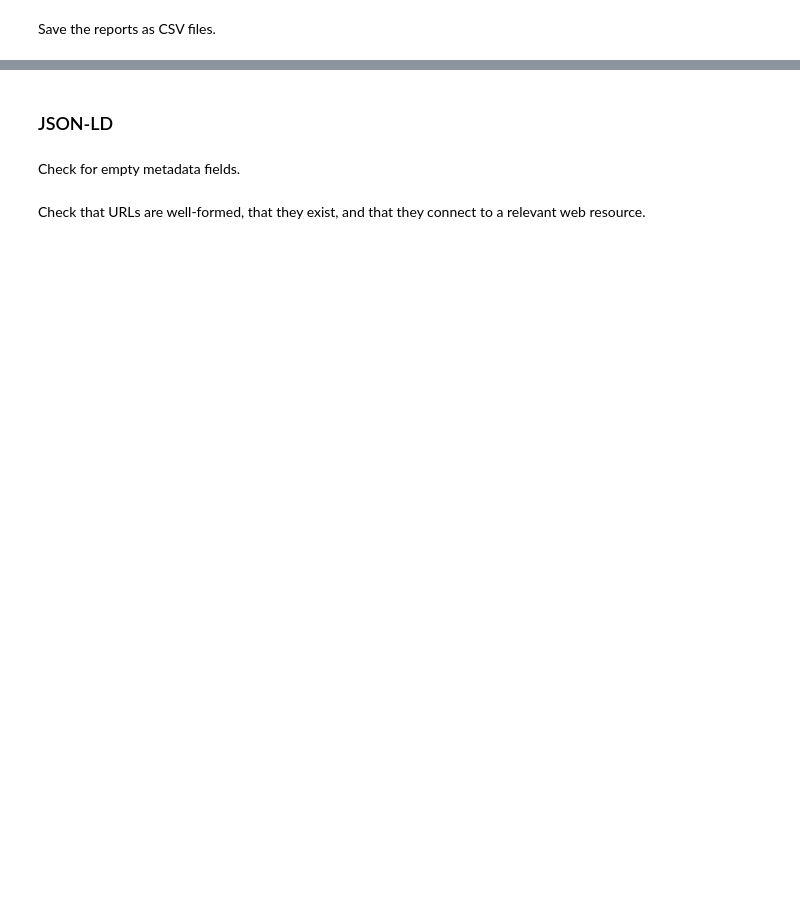
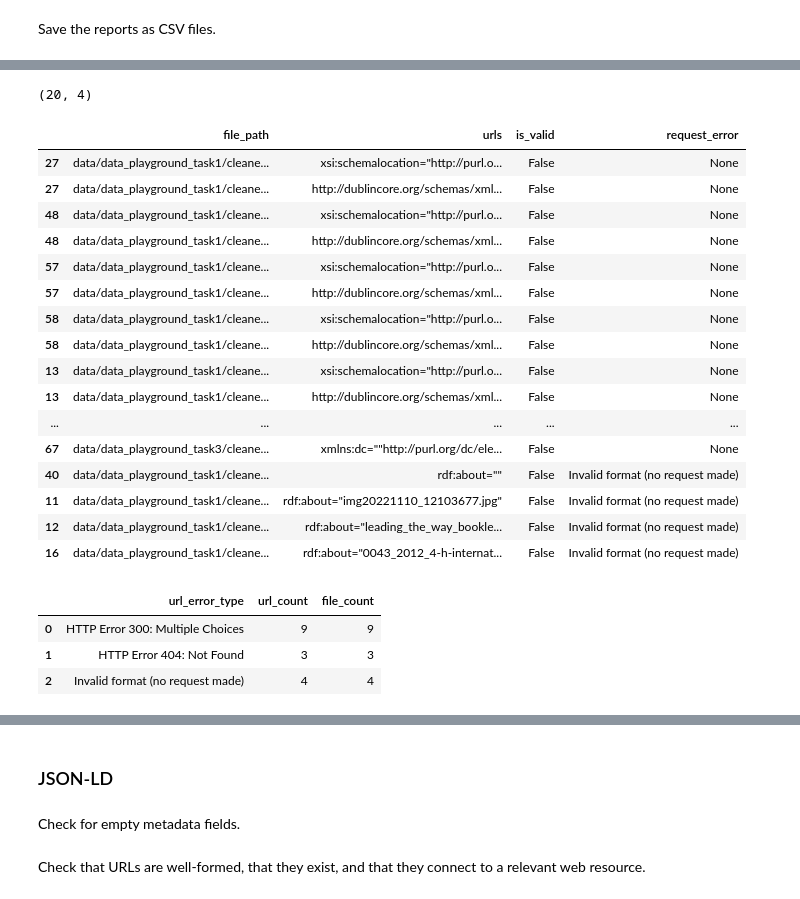
Before and after one commit to thegoose20/lada-eval, a Jupyter notebook: evaluation-completeness.ipynb, the cells around one changed output, grey strips where cells are left out. Saved outputs shown, nothing was run; the diff lists cells and outputs as text; code cells hidden in the pictures; blank space fills up the shorter version.

Commit message:
Checked and created reports for URL validityin DC records

```diff
--- a/evaluation-completeness.ipynb
+++ b/evaluation-completeness.ipynb
@@ -302,0 +376,9 @@ Check that URLs are well-formed, that they exist, and that they connect to a rel
+# %%
+is_valid = []
+for url in urls:
+    if re.match(correct_pattern, url):
+        is_valid += [True]
+    else:
+        is_valid += [False]
+url_df_exploded.insert(len(url_df_exploded.columns), "is_valid", is_valid)
+url_df_exploded.tail()
@@ -302,0 +423,19 @@ Check that URLs are well-formed, that they exist, and that they connect to a rel
+# %%
+# Check that each URL is a valid URL
+os.environ["no_proxy"] = "*"  #https://docs.python.org/3/library/urllib.request.html
+request_errors = []
+for url in urls:
+    clean = re.findall('https?:\/\/[^>"]+', url)
+    if len(clean) > 0:
+        clean_url = clean[0]
+        clean_url = clean_url.strip('"')
+        clean_url = clean_url.strip(' ')
+        try:
+            url_request = urllib.request.Request(clean_url, headers={'User-Agent': 'Mozilla/8.0'})
+            html = urllib.request.urlopen(url_request, timeout=5).read()
+            request_errors += [None]  # No error
+        except Exception as e:
+            request_errors += [str(e)]
+    else:
+        request_errors += ["Invalid format (no request made)"]
+print("Finished requests!")
@@ -302,0 +448,4 @@ Check that URLs are well-formed, that they exist, and that they connect to a rel
+# %%
+url_df_exploded = url_df_exploded.drop(columns=["request_error"])
+url_df_exploded.insert(len(url_df_exploded.columns), "request_error", request_errors)
+url_df_exploded.tail()
@@ -302,0 +459,37 @@ Check that URLs are well-formed, that they exist, and that they connect to a rel
+# %%
+url_errors_df = url_df_exploded.loc[url_df_exploded.is_valid == False]
+url_errors_df = url_errors_df.loc[url_errors_df.request_error != None]
+url_errors_df.shape
+# %% [output]
+(20, 4)
+# %%
+url_errors_df
+# %% [output]
+|  | file_path | urls | is_valid | request_error |
+| 27 | data/data_playground_task1/cleane... | xsi:schemalocation="http://purl.o... | False | None |
+| 27 | data/data_playground_task1/cleane... | http://dublincore.org/schemas/xml... | False | None |
+| 48 | data/data_playground_task1/cleane... | xsi:schemalocation="http://purl.o... | False | None |
+| 48 | data/data_playground_task1/cleane... | http://dublincore.org/schemas/xml... | False | None |
+| 57 | data/data_playground_task1/cleane... | xsi:schemalocation="http://purl.o... | False | None |
+| 57 | data/data_playground_task1/cleane... | http://dublincore.org/schemas/xml... | False | None |
+| 58 | data/data_playground_task1/cleane... | xsi:schemalocation="http://purl.o... | False | None |
+| 58 | data/data_playground_task1/cleane... | http://dublincore.org/schemas/xml... | False | None |
+| 13 | data/data_playground_task1/cleane... | xsi:schemalocation="http://purl.o... | False | None |
+| 13 | data/data_playground_task1/cleane... | http://dublincore.org/schemas/xml... | False | None |
+| ... | ... | ... | ... | ... |
+| 67 | data/data_playground_task3/cleane... | xmlns:dc=""http://purl.org/dc/ele... | False | None |
+| 40 | data/data_playground_task1/cleane... | rdf:about="" | False | Invalid format (no request made) |
+| 11 | data/data_playground_task1/cleane... | rdf:about="img20221110_12103677.jpg" | False | Invalid format (no request made) |
+| 12 | data/data_playground_task1/cleane... | rdf:about="leading_the_way_bookle... | False | Invalid format (no request made) |
+| 16 | data/data_playground_task1/cleane... | rdf:about="0043_2012_4-h-internat... | False | Invalid format (no request made) |
+# %%
+validity_by_url = pd.DataFrame(url_df_exploded.request_error.value_counts()).rename(columns={"count":"url_count"})
+validity_by_file = pd.DataFrame(url_df_exploded.drop(columns=["urls", "is_valid"]).drop_duplicates().request_error.value_counts()).rename(columns={"count":"file_count"})
+validity_stats = validity_by_url.join(validity_by_file, how="outer").reset_index()
+validity_stats = validity_stats.rename(columns={"request_error":"url_error_type"})
+validity_stats
+# %% [output]
+|  | url_error_type | url_count | file_count |
+| 0 | HTTP Error 300: Multiple Choices | 9 | 9 |
+| 1 | HTTP Error 404: Not Found | 3 | 3 |
+| 2 | Invalid format (no request made) | 4 | 4 |
```
Also changed, not shown: parts of 34 cells of this notebook.
